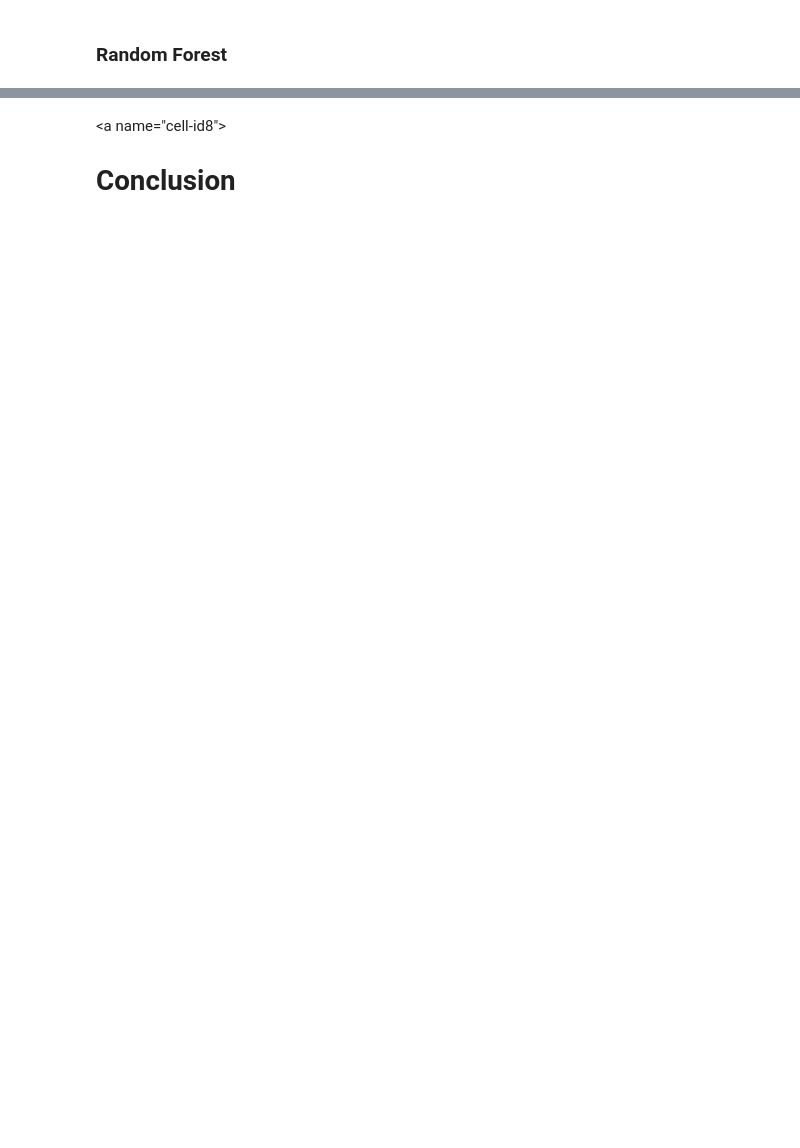
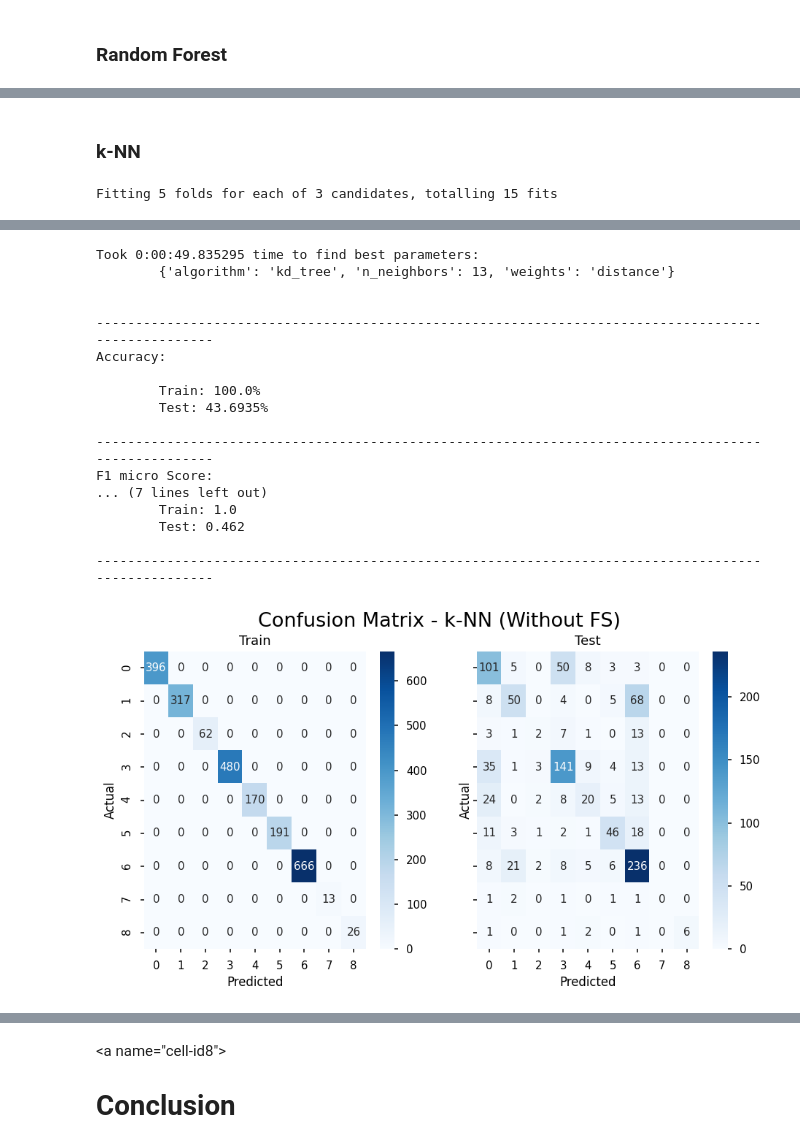
Before and after one commit to akshayonly/DL-Case-Study-Classifying-GM, a Jupyter notebook: Classifying_Genetic_Mutation_.ipynb, the cells around one changed output, grey strips where cells are left out. Drawn from its saved outputs; the diff is of its cells as text; code cells hidden in the pictures; blank space fills up the shorter version.

```diff
--- a/Classifying_Genetic_Mutation_.ipynb
+++ b/Classifying_Genetic_Mutation_.ipynb
@@ -690,0 +594,29 @@ Test F1 Score (Macro):  0.5488
+# %% [markdown]
+### k-NN
+# %%
+knn = KNeighborsClassifier(n_jobs=-1)
+
+knn_cv_start = datetime.now()
+knn_cv = GridSearchCV(knn, param_grid=params, cv=5,
+                      verbose=2, n_jobs=-1).fit(train, y_train)
+knn_cv_end= datetime.now()
+
+best_knn=knn_cv.best_params_
+
+print(f"\n\nTook {knn_cv_end-knn_cv_start} time to find best parameters:\n\t{best_knn}\n\n")
+
+knn = KNeighborsClassifier(n_neighbors=best_knn['n_neighbors'],
+                           weights=best_knn['weights'],
+                           algorithm=best_knn['algorithm'],
+                           n_jobs=-1).fit(train, y_train)
+
+cm_suptitle='Confusion Matrix - k-NN (Without FS)'
+cmap_color='Blues'
+
+knn_acc, knn_micro, knn_macro = performance_evaluate(knn,
+                                                     train, y_train,
+                                                     test, y_test,
+                                                     cm_suptitle,
+                                                     cmap_color)
+# %% [output]
+Fitting 5 folds for each of 3 candidates, totalling 15 fits
@@ -690,0 +625,18 @@ Test F1 Score (Macro):  0.5488
+Took 0:00:49.835295 time to find best parameters:
+        {'algorithm': 'kd_tree', 'n_neighbors': 13, 'weights': 'distance'}
+
+
+----------------------------------------------------------------------------------------------------
+Accuracy:
+
+        Train: 100.0%
+        Test: 43.6935%
+
+----------------------------------------------------------------------------------------------------
+F1 micro Score:
+... (7 lines left out)
+        Train: 1.0
+        Test: 0.462
+
+----------------------------------------------------------------------------------------------------
+[figure, added]
```
Also changed, not shown: parts of 48 cells of this notebook.
